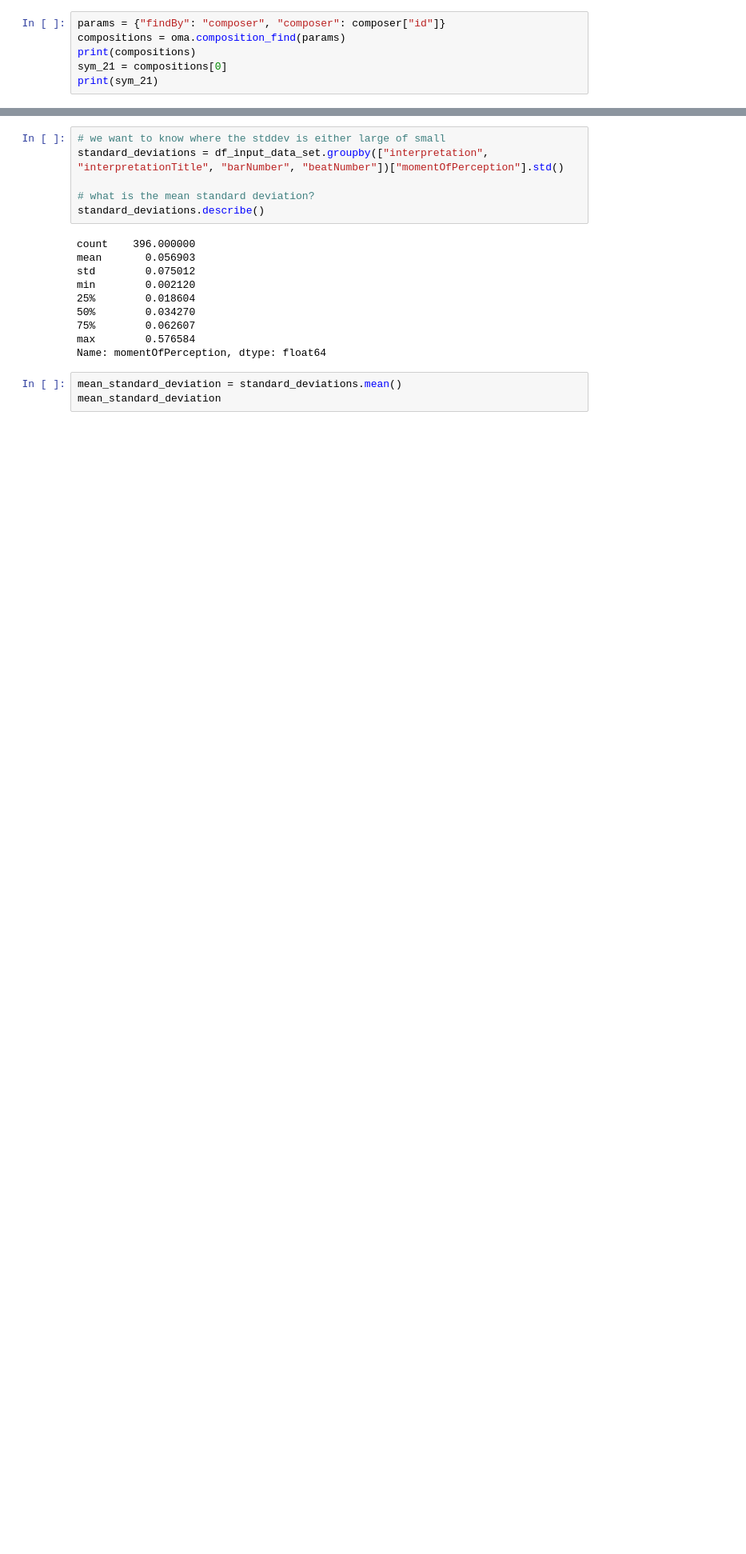
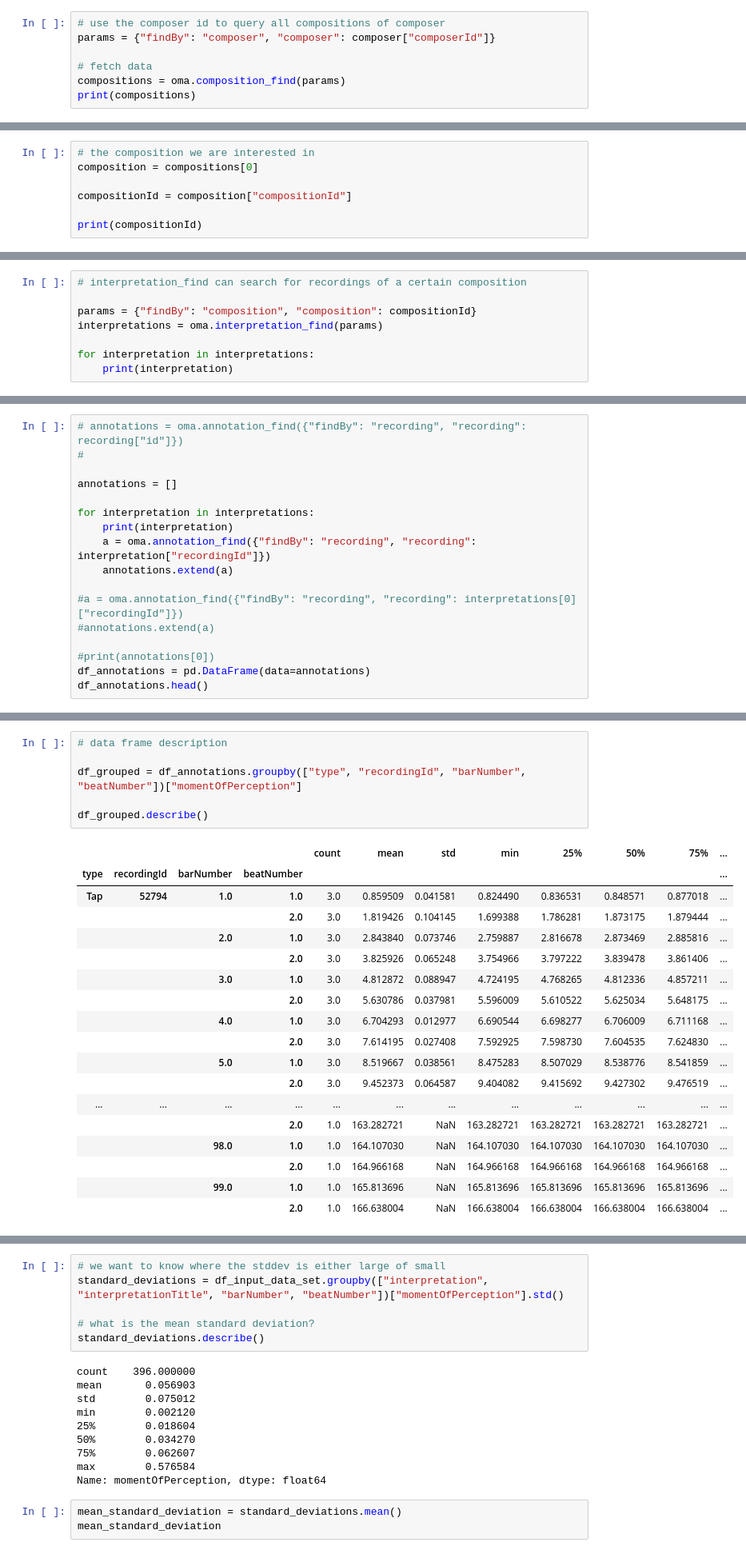
Before and after one commit to KarajanResearch/OpenMusicAnnotations, a Jupyter notebook: jupyter/input/Rhythmic Predictability of Weak-Transient Orchestral Music.ipynb, the cells around one changed output, grey strips where cells are left out. Shown at 80% size. Drawn from its saved outputs; the diff is of its cells as text; blank space fills up the shorter version.

Commit message:
improved api for data science

```diff
--- a/jupyter/input/Rhythmic Predictability of Weak-Transient Orchestral Music.ipynb
+++ b/jupyter/input/Rhythmic Predictability of Weak-Transient Orchestral Music.ipynb
@@ -51,7 +67,8 @@ print(composer["id"])
 # %%
-params = {"findBy": "composer", "composer": composer["id"]}
+# use the composer id to query all compositions of composer
+params = {"findBy": "composer", "composer": composer["composerId"]}
+
+# fetch data
 compositions = oma.composition_find(params)
 print(compositions)
-sym_21 = compositions[0]
-print(sym_21)
 # %% [output]
@@ -77,0 +82,7 @@ df_interpretations.head()
+# %%
+# the composition we are interested in
+composition = compositions[0]
+
+compositionId = composition["compositionId"]
+
+print(compositionId)
@@ -77,0 +95,8 @@ df_interpretations.head()
+# %%
+# interpretation_find can search for recordings of a certain composition
+
+params = {"findBy": "composition", "composition": compositionId}
+interpretations = oma.interpretation_find(params)
+
+for interpretation in interpretations:
+    print(interpretation)
@@ -77,0 +125,17 @@ df_interpretations.head()
+# %%
+# annotations = oma.annotation_find({"findBy": "recording", "recording": recording["id"]})
+#
+
+annotations = []
+
+for interpretation in interpretations:
+    print(interpretation)
+    a = oma.annotation_find({"findBy": "recording", "recording": interpretation["recordingId"]})
+    annotations.extend(a)
+
+#a = oma.annotation_find({"findBy": "recording", "recording": interpretations[0]["recordingId"]})
+#annotations.extend(a)
+
+#print(annotations[0])
+df_annotations = pd.DataFrame(data=annotations)
+df_annotations.head()
@@ -77,0 +153,25 @@ df_interpretations.head()
+# %%
+# data frame description
+
+df_grouped = df_annotations.groupby(["type", "recordingId", "barNumber", "beatNumber"])["momentOfPerception"]
+
+df_grouped.describe()
+# %% [output]
+|  |  |  |  | count | mean | std | min | 25% | 50% | 75% | ... |
+| type | recordingId | barNumber | beatNumber |  |  |  |  |  |  |  | ... |
+| Tap | 52794 | 1.0 | 1.0 | 3.0 | 0.859509 | 0.041581 | 0.824490 | 0.836531 | 0.848571 | 0.877018 | ... |
+|  |  |  | 2.0 | 3.0 | 1.819426 | 0.104145 | 1.699388 | 1.786281 | 1.873175 | 1.879444 | ... |
+|  |  | 2.0 | 1.0 | 3.0 | 2.843840 | 0.073746 | 2.759887 | 2.816678 | 2.873469 | 2.885816 | ... |
+|  |  |  | 2.0 | 3.0 | 3.825926 | 0.065248 | 3.754966 | 3.797222 | 3.839478 | 3.861406 | ... |
+|  |  | 3.0 | 1.0 | 3.0 | 4.812872 | 0.088947 | 4.724195 | 4.768265 | 4.812336 | 4.857211 | ... |
+|  |  |  | 2.0 | 3.0 | 5.630786 | 0.037981 | 5.596009 | 5.610522 | 5.625034 | 5.648175 | ... |
+|  |  | 4.0 | 1.0 | 3.0 | 6.704293 | 0.012977 | 6.690544 | 6.698277 | 6.706009 | 6.711168 | ... |
+|  |  |  | 2.0 | 3.0 | 7.614195 | 0.027408 | 7.592925 | 7.598730 | 7.604535 | 7.624830 | ... |
+|  |  | 5.0 | 1.0 | 3.0 | 8.519667 | 0.038561 | 8.475283 | 8.507029 | 8.538776 | 8.541859 | ... |
+|  |  |  | 2.0 | 3.0 | 9.452373 | 0.064587 | 9.404082 | 9.415692 | 9.427302 | 9.476519 | ... |
+| ... | ... | ... | ... | ... | ... | ... | ... | ... | ... | ... | ... |
+|  |  |  | 2.0 | 1.0 | 163.282721 | NaN | 163.282721 | 163.282721 | 163.282721 | 163.282721 | ... |
+|  |  | 98.0 | 1.0 | 1.0 | 164.107030 | NaN | 164.107030 | 164.107030 | 164.107030 | 164.107030 | ... |
+|  |  |  | 2.0 | 1.0 | 164.966168 | NaN | 164.966168 | 164.966168 | 164.966168 | 164.966168 | ... |
+|  |  | 99.0 | 1.0 | 1.0 | 165.813696 | NaN | 165.813696 | 165.813696 | 165.813696 | 165.813696 | ... |
+|  |  |  | 2.0 | 1.0 | 166.638004 | NaN | 166.638004 | 166.638004 | 166.638004 | 166.638004 | ... |
```
Also changed, not shown: parts of 23 cells of this notebook, 4 other files.
